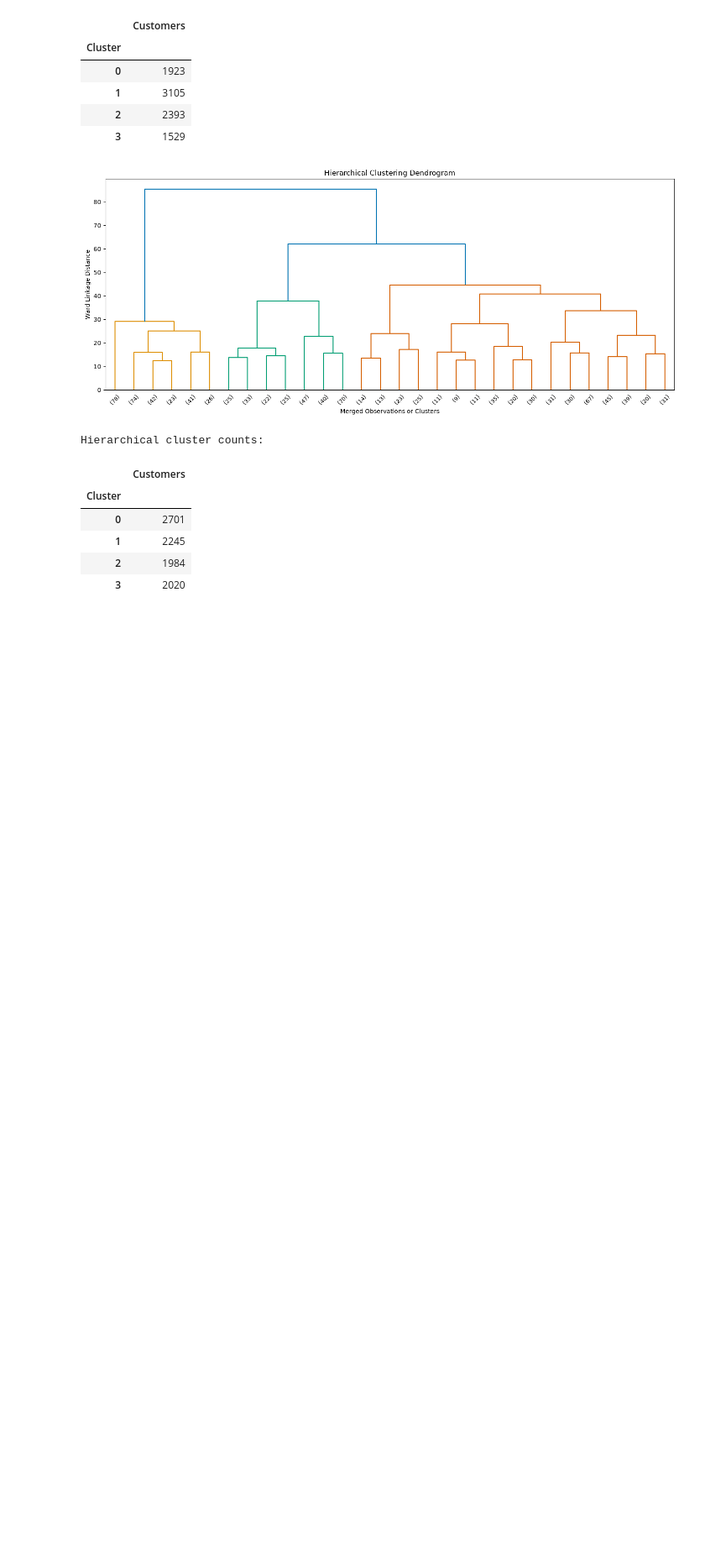
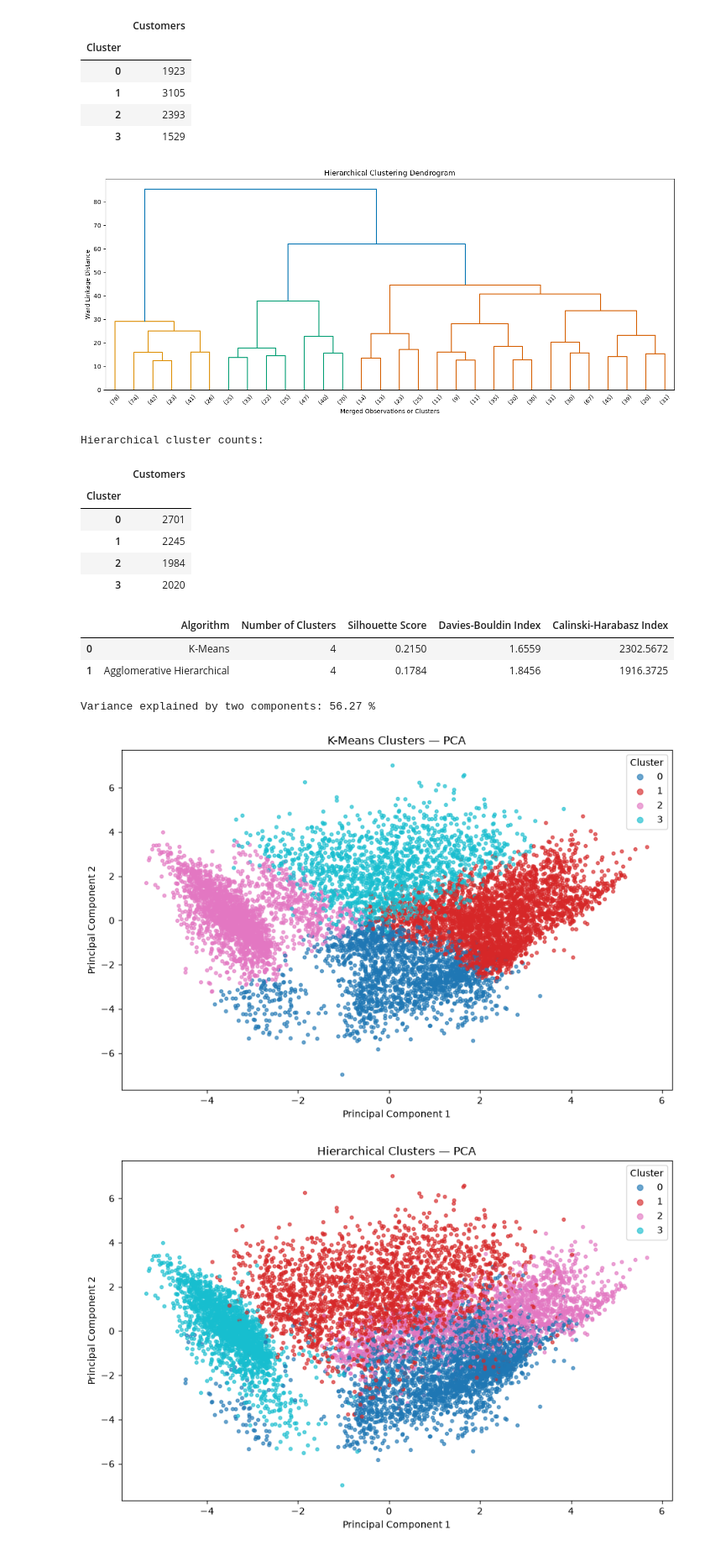
Before and after one commit to VedantVemula/Machine_Learning_capstone_obesityDataset, a Jupyter notebook: clustering.ipynb, the cells around one changed output. Shown at 84% size. Saved outputs shown, nothing was run; the diff lists cells and outputs as text; code cells hidden in the pictures; blank space fills up the shorter version.

Commit message:
Add files via upload
Compare clustering metrics and PCA visualization for both algorithms

```diff
--- a/clustering.ipynb
+++ b/clustering.ipynb
@@ -338,3 +338,78 @@ Hierarchical cluster counts:
 | 1 | 2245 |
 | 2 | 1984 |
 | 3 | 2020 |
+# %%
+def evaluate_model(X, labels, model_name):
+    n_clusters = len(np.unique(labels))
+
+    if not 2 <= n_clusters < len(labels):
+        raise ValueError("Invalid number of clusters for evaluation.")
+
+    return {
+        "Algorithm": model_name,
+        "Number of Clusters": n_clusters,
+        "Silhouette Score": silhouette_score(X, labels),
+        "Davies-Bouldin Index": davies_bouldin_score(X, labels),
+        "Calinski-Harabasz Index": calinski_harabasz_score(X, labels)
+    }
+
+
+results = pd.DataFrame([
+    evaluate_model(X_scaled, kmeans_labels, "K-Means"),
+    evaluate_model(
+        X_scaled,
+        hierarchical_labels,
+        "Agglomerative Hierarchical"
+    )
+])
+
+display(results.round(4))
+# %% [output]
+|  | Algorithm | Number of Clusters | Silhouette Score | Davies-Bouldin Index | Calinski-Harabasz Index |
+| 0 | K-Means | 4 | 0.2150 | 1.6559 | 2302.5672 |
+| 1 | Agglomerative Hierarchical | 4 | 0.1784 | 1.8456 | 1916.3725 |
+# %%
+pca = PCA(n_components=2, random_state=RANDOM_STATE)
+X_pca = pca.fit_transform(X_scaled)
+
+print(
+    "Variance explained by two components:",
+    round(pca.explained_variance_ratio_.sum() * 100, 2),
+    "%"
+)
+# %% [output]
+Variance explained by two components: 56.27 %
+# %%
+def plot_clusters_2d(components, labels, title):
+    plt.figure(figsize=(9, 6))
+
+    scatter = plt.scatter(
+        components[:, 0],
+        components[:, 1],
+        c=labels,
+        cmap="tab10",
+        s=12,
+        alpha=0.65
+    )
+
+    plt.xlabel("Principal Component 1")
+    plt.ylabel("Principal Component 2")
+    plt.title(title)
+    plt.legend(
+        *scatter.legend_elements(),
+        title="Cluster",
+        loc="best"
+    )
+    plt.tight_layout()
+    plt.show()
+
+
+plot_clusters_2d(X_pca, kmeans_labels, "K-Means Clusters — PCA")
+plot_clusters_2d(
+    X_pca,
+    hierarchical_labels,
+    "Hierarchical Clusters — PCA"
+)
+# %% [output]
+[figure, added]
+[figure, added]
```
